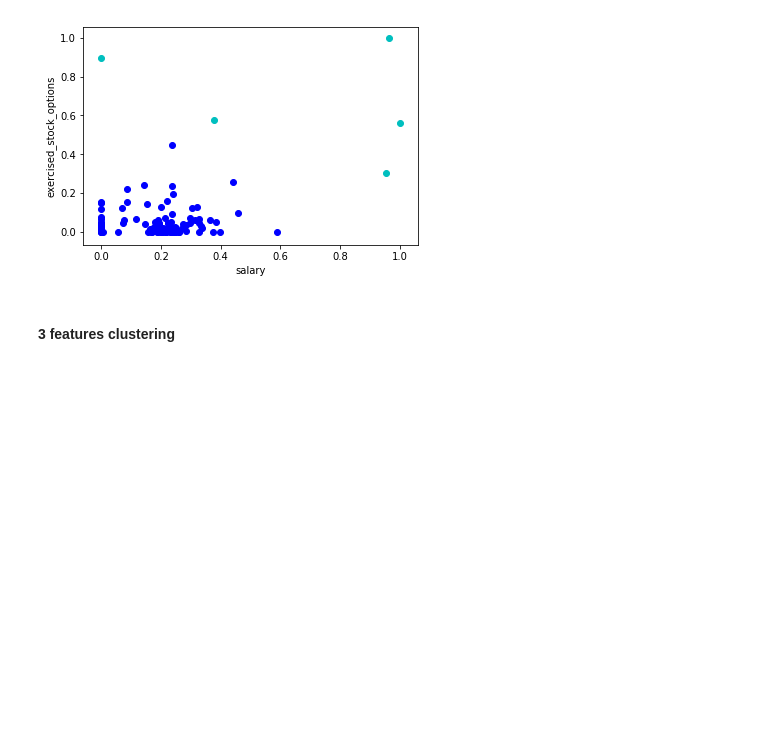
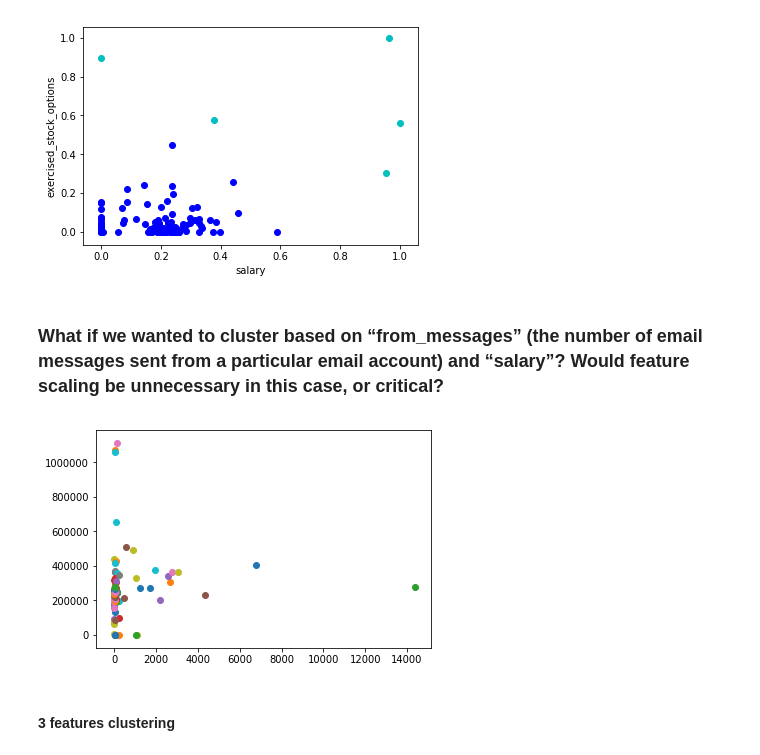
Before and after one commit to aicharya/ud120-projects, a Jupyter notebook: feature_scaling/k_means_cluster.ipynb, the cells around one changed output. Cells and saved outputs as stored; diff of their text form; code cells hidden in the pictures; blank space fills up the shorter version.

```diff
--- a/feature_scaling/k_means_cluster.ipynb
+++ b/feature_scaling/k_means_cluster.ipynb
@@ -157,6 +158,21 @@ except NameError:
     print "no predictions object named pred found, no clusters to plot"
 # %% [output]
 [figure]
+# %% [markdown]
+###  What if we wanted to cluster based on “from_messages” (the number of email messages sent from a particular email account) and “salary”? Would feature scaling be unnecessary in this case, or critical?
+# %%
+feature_1 = "from_messages"
+feature_2 = "salary"
+poi  = "poi"
+features_list = [poi, feature_1, feature_2]
+data = featureFormat(data_dict, features_list )
+poi, finance_features = targetFeatureSplit( data )
+
+for f1, f2 in finance_features:
+    plt.scatter( f1, f2 )
+plt.show()
+# %% [output]
+[figure, added]
 # %% [markdown]
 #### 3 features clustering
 # %%
```
Also changed, not shown: parts of 1 cell of this notebook.
